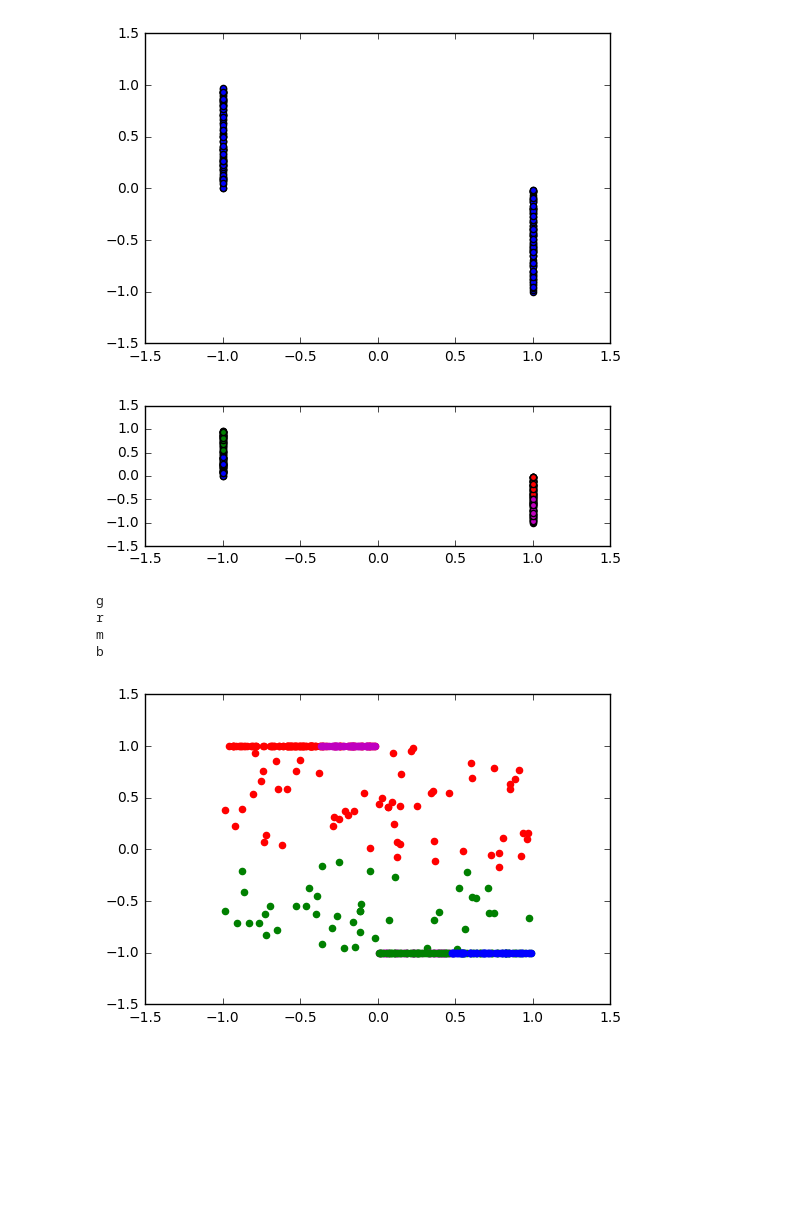
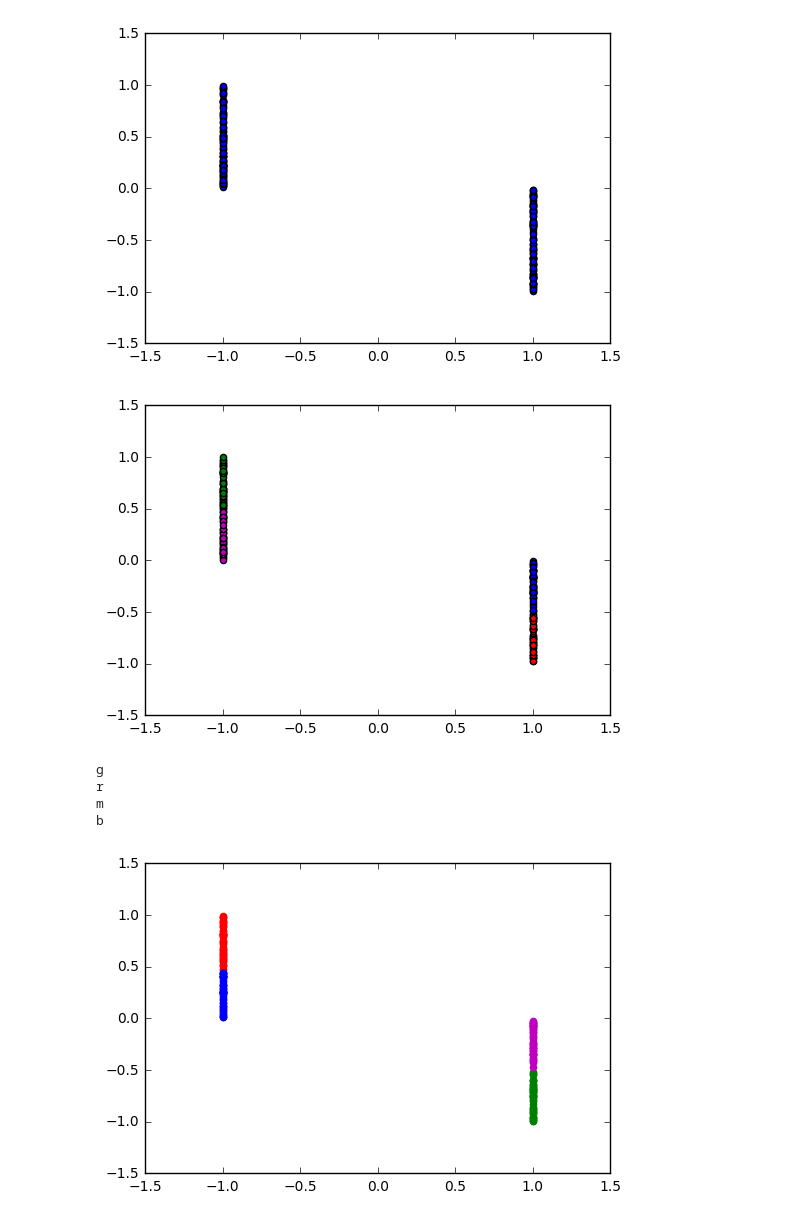
Before and after one commit to MSpearing/Data_Science, a Jupyter notebook: Lab6/Lab6_Michael.ipynb, the cells around one changed output. Drawn from its saved outputs; the diff is of its cells as text; code cells hidden in the pictures; blank space fills up the shorter version.

Commit message:
changed some things to question 4 and question 1 graphs

```diff
--- a/Lab6/Lab6_Michael.ipynb
+++ b/Lab6/Lab6_Michael.ipynb
@@ -176,7 +173,6 @@ iris_X.head()
 | 5 | 5.0 | 3.6 |
 # %%
 def plot_clusters(clusters, reverse=False):
-    fig = plt.figure()
     colors = ['r', 'b', 'g', 'm', 'y']
     for i, cluster in enumerate(list(clusters)):
         _, points = cluster
@@ -188,8 +184,7 @@ def plot_clusters(clusters, reverse=False):
             x = [point[0] for point in points]
             y = [point[1] for point in points]
 
-        ax1 = fig.add_subplot(2, 1, 1)
-        ax1.scatter(x, y, c=colors[i])
+        plt.scatter(x, y, c=colors[i])
 
     plt.show()
 # %%
@@ -267,34 +262,35 @@ plt.show()
 # %% [output]
 [figure]
 # %%
+data = generateData(100)
 data = pd.DataFrame(data)
 model = KMeansPP(data, 4)
-clusters_4 = model.run(num_iters=25)
-show_clusters(clusters_4)
+clusters = model.run(num_iters=25)
+plot_clusters(clusters)
 # %% [output]
-[figure, old version]
+[figure, new version]
 # %%
 data = generateData(100)
 data = np.array(data)
 model = SpectralClustering(n_clusters = 4, affinity='nearest_neighbors', n_neighbors=10)
 model = model.fit_predict(data)
-clusters = {}
+cluster2 = {}
 #print(data[0])
 #print(model)
 for idx, spectral_assignment in enumerate(model):
     #print(idx, x)
     #print(data[idx])
     try:
-        clusters[spectral_assignment].append(data[idx])
+        cluster2[spectral_assignment].append(data[idx])
     except KeyError:
-        clusters[spectral_assignment] = [data[idx]]
+        cluster2[spectral_assignment] = [data[idx]]
 colors = {'r','b','g','m'}
 for i in range(0,4):
     nextColor = colors.pop()
     print(nextColor)
-    x = clusters[i]
+    x = cluster2[i]
     x = np.array(x)
-    plt.scatter(x[:,0], x[:,1], color=nextColor)
+    plt.scatter(x[:,1], x[:,0], color=nextColor)
     #plt.scatter(m[i,0], m[i,1], color=nextColor)
 plt.show()
 # %% [output]
@@ -302,4 +298,4 @@ g
 r
 m
 b
-[figure, old version]
+[figure, new version]
```
Also changed, not shown: parts of 6 cells of this notebook.
